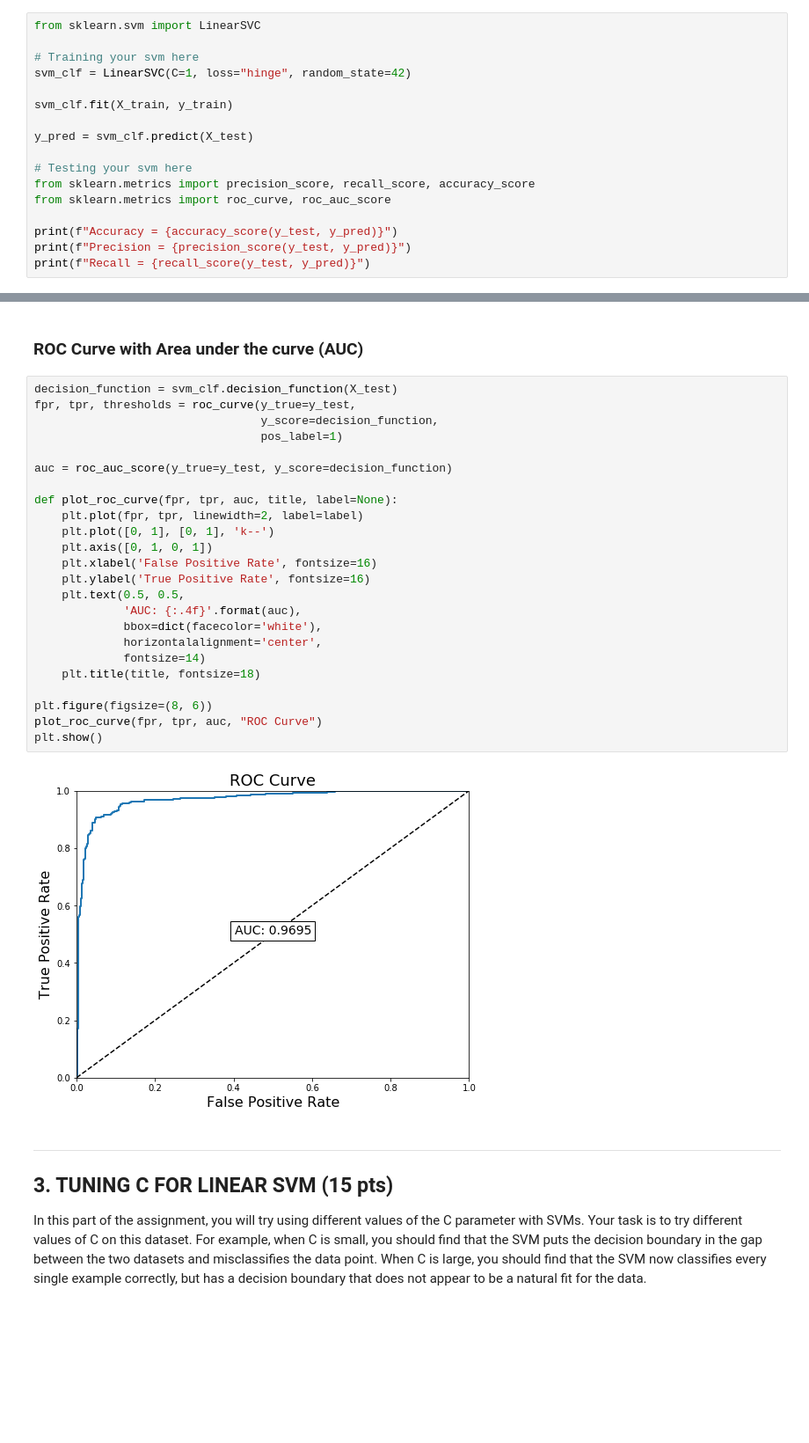
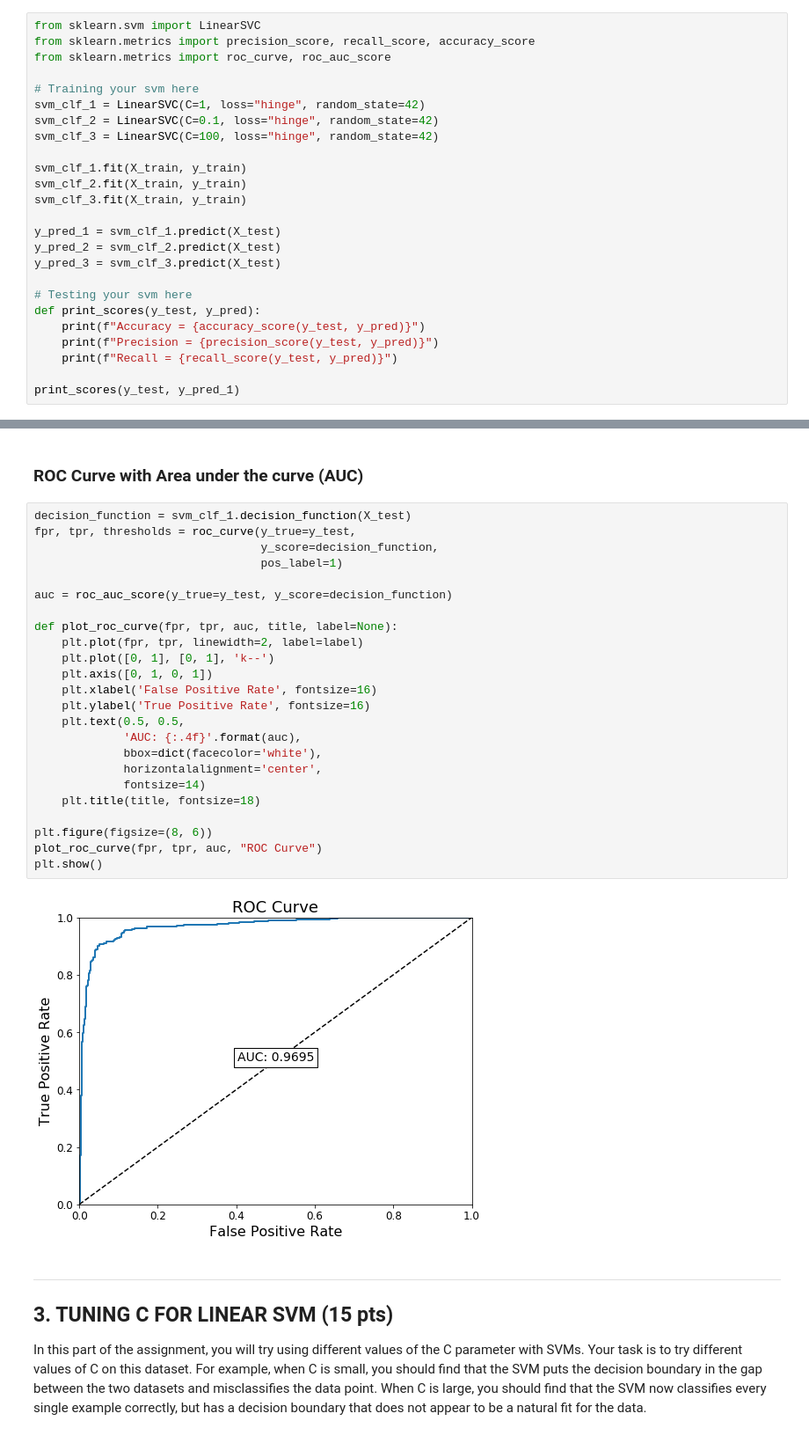
Before and after one commit to nabeeln7/svm-spambase, a Jupyter notebook: CS 6316 Assignment 2.ipynb, the cells around one changed output, grey strips where cells are left out. Shown at 88% size. Saved outputs shown, nothing was run; the diff lists cells and outputs as text; blank space fills up the shorter version.

Commit message:
Completed tuning C for linear SVM

```diff
--- a/CS 6316 Assignment 2.ipynb
+++ b/CS 6316 Assignment 2.ipynb
@@ -103,21 +103,29 @@ x}$ matrix to have an intercept term
 ### Accuracy, Precision, and Recall Scores
 # %%
 from sklearn.svm import LinearSVC
-
-# Training your svm here
-svm_clf = LinearSVC(C=1, loss="hinge", random_state=42)
-
-svm_clf.fit(X_train, y_train)
-
-y_pred = svm_clf.predict(X_test)
-
-# Testing your svm here
 from sklearn.metrics import precision_score, recall_score, accuracy_score
 from sklearn.metrics import roc_curve, roc_auc_score
 
-print(f"Accuracy = {accuracy_score(y_test, y_pred)}")
-print(f"Precision = {precision_score(y_test, y_pred)}")
-print(f"Recall = {recall_score(y_test, y_pred)}")
+# Training your svm here
+svm_clf_1 = LinearSVC(C=1, loss="hinge", random_state=42)
+svm_clf_2 = LinearSVC(C=0.1, loss="hinge", random_state=42)
+svm_clf_3 = LinearSVC(C=100, loss="hinge", random_state=42)
+
+svm_clf_1.fit(X_train, y_train)
+svm_clf_2.fit(X_train, y_train)
+svm_clf_3.fit(X_train, y_train)
+
+y_pred_1 = svm_clf_1.predict(X_test)
+y_pred_2 = svm_clf_2.predict(X_test)
+y_pred_3 = svm_clf_3.predict(X_test)
+
+# Testing your svm here
+def print_scores(y_test, y_pred):
+    print(f"Accuracy = {accuracy_score(y_test, y_pred)}")
+    print(f"Precision = {precision_score(y_test, y_pred)}")
+    print(f"Recall = {recall_score(y_test, y_pred)}")
+
+print_scores(y_test, y_pred_1)
 # %% [output]
 Accuracy = 0.9315960912052117
 Precision = 0.923728813559322
@@ -125,31 +133,31 @@ Recall = 0.9008264462809917
 # %% [markdown]
 ### ROC Curve with Area under the curve (AUC)
 # %%
-decision_function = svm_clf.decision_function(X_test)
+decision_function = svm_clf_1.decision_function(X_test)
 fpr, tpr, thresholds = roc_curve(y_true=y_test,
                                  y_score=decision_function,
                                  pos_label=1)
 
 auc = roc_auc_score(y_true=y_test, y_score=decision_function)
 
 def plot_roc_curve(fpr, tpr, auc, title, label=None):
     plt.plot(fpr, tpr, linewidth=2, label=label)
     plt.plot([0, 1], [0, 1], 'k--')
     plt.axis([0, 1, 0, 1])
     plt.xlabel('False Positive Rate', fontsize=16)
     plt.ylabel('True Positive Rate', fontsize=16)
     plt.text(0.5, 0.5,
              'AUC: {:.4f}'.format(auc),
              bbox=dict(facecolor='white'),
              horizontalalignment='center',
              fontsize=14)
     plt.title(title, fontsize=18)
 
 plt.figure(figsize=(8, 6))
 plot_roc_curve(fpr, tpr, auc, "ROC Curve")
 plt.show()
 # %% [output]
-[figure, old version]
+[figure, new version]
 # %% [markdown]
 - - -
 ## 3. TUNING C FOR LINEAR SVM (15 pts)
```
Also changed, not shown: parts of 5 cells of this notebook, 1 other file.
